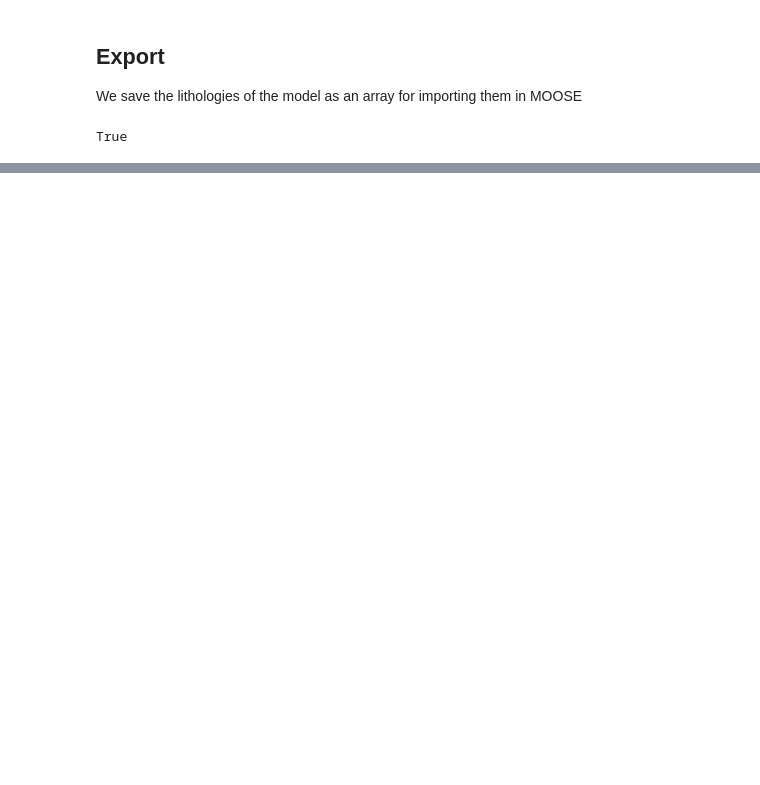
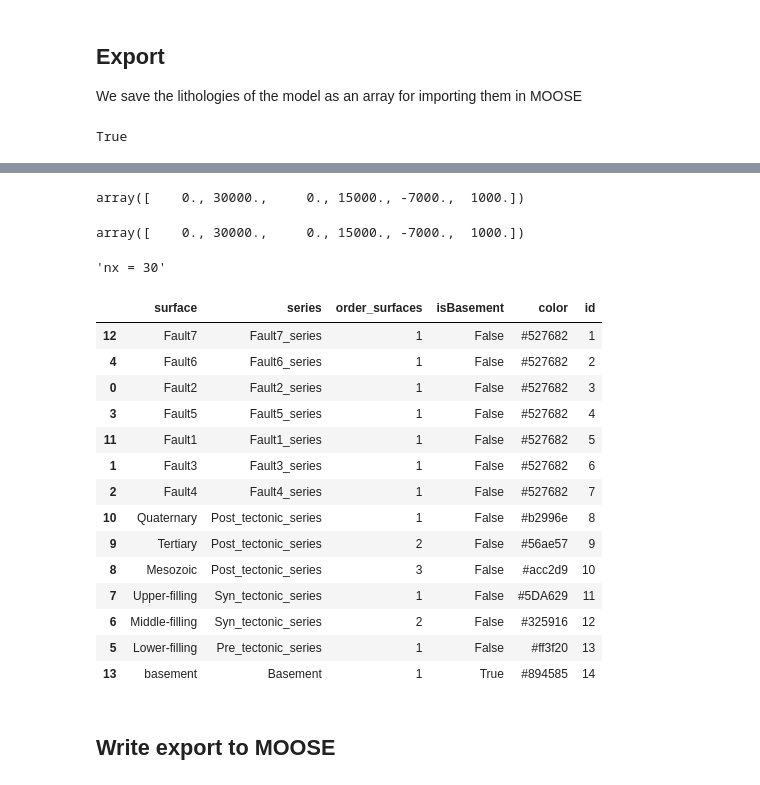
Before and after one commit to Japhiolite/PCT-modelling, a Jupyter notebook: notebooks/GemPy_PCT.ipynb, the cells around one changed output, grey strips where cells are left out. Cells and saved outputs as stored; diff of their text form; code cells hidden in the pictures; blank space fills up the shorter version.

Commit message:
start writing method for Gempy - MOOSE export
function works, but moose syntax has changed

```diff
--- a/notebooks/GemPy_PCT.ipynb
+++ b/notebooks/GemPy_PCT.ipynb
@@ -190,0 +209,8 @@ np.savetxt('../lith_vector_3D', ids, fmt="%i", header="id", comments="#")
+# %%
+geo_model.solutions.grid.extent
+# %% [output]
+array([    0., 30000.,     0., 15000., -7000.,  1000.])
+# %%
+geo_model.solutions.grid.extent
+# %% [output]
+array([    0., 30000.,     0., 15000., -7000.,  1000.])
@@ -190,0 +219,4 @@ np.savetxt('../lith_vector_3D', ids, fmt="%i", header="id", comments="#")
+# %%
+'nx = ' + repr(nx)
+# %% [output]
+'nx = 30'
@@ -190,0 +226,18 @@ np.savetxt('../lith_vector_3D', ids, fmt="%i", header="id", comments="#")
+# %%
+geo_model.surfaces
+# %% [output]
+|  | surface | series | order_surfaces | isBasement | color | id |
+| 12 | Fault7 | Fault7_series | 1 | False | #527682 | 1 |
+| 4 | Fault6 | Fault6_series | 1 | False | #527682 | 2 |
+| 0 | Fault2 | Fault2_series | 1 | False | #527682 | 3 |
+| 3 | Fault5 | Fault5_series | 1 | False | #527682 | 4 |
+| 11 | Fault1 | Fault1_series | 1 | False | #527682 | 5 |
+| 1 | Fault3 | Fault3_series | 1 | False | #527682 | 6 |
+| 2 | Fault4 | Fault4_series | 1 | False | #527682 | 7 |
+| 10 | Quaternary | Post_tectonic_series | 1 | False | #b2996e | 8 |
+| 9 | Tertiary | Post_tectonic_series | 2 | False | #56ae57 | 9 |
+| 8 | Mesozoic | Post_tectonic_series | 3 | False | #acc2d9 | 10 |
+| 7 | Upper-filling | Syn_tectonic_series | 1 | False | #5DA629 | 11 |
+| 6 | Middle-filling | Syn_tectonic_series | 2 | False | #325916 | 12 |
+| 5 | Lower-filling | Pre_tectonic_series | 1 | False | #ff3f20 | 13 |
+| 13 | basement | Basement | 1 | True | #894585 | 14 |
@@ -190,0 +253,2 @@ np.savetxt('../lith_vector_3D', ids, fmt="%i", header="id", comments="#")
+# %% [markdown]
+## Write export to MOOSE
```
Also changed, not shown: parts of 18 cells of this notebook, 3 other files.
